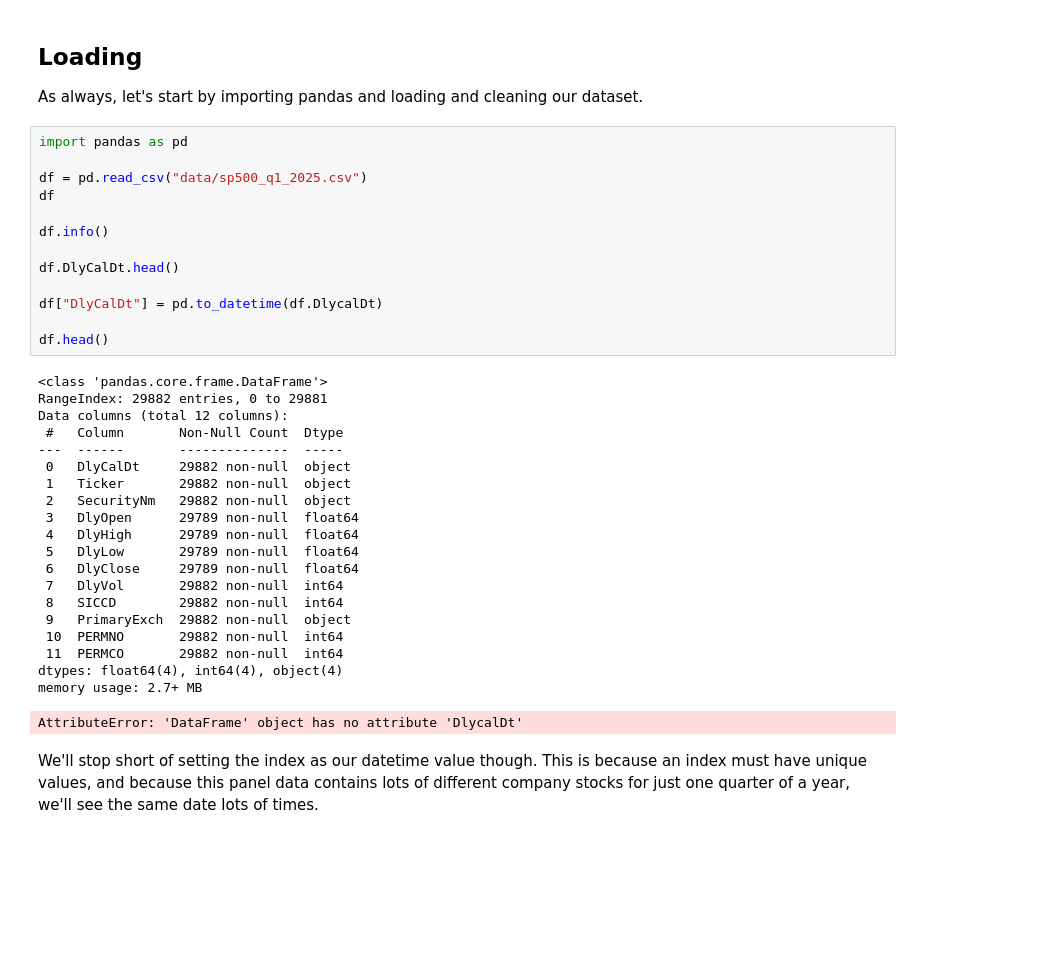
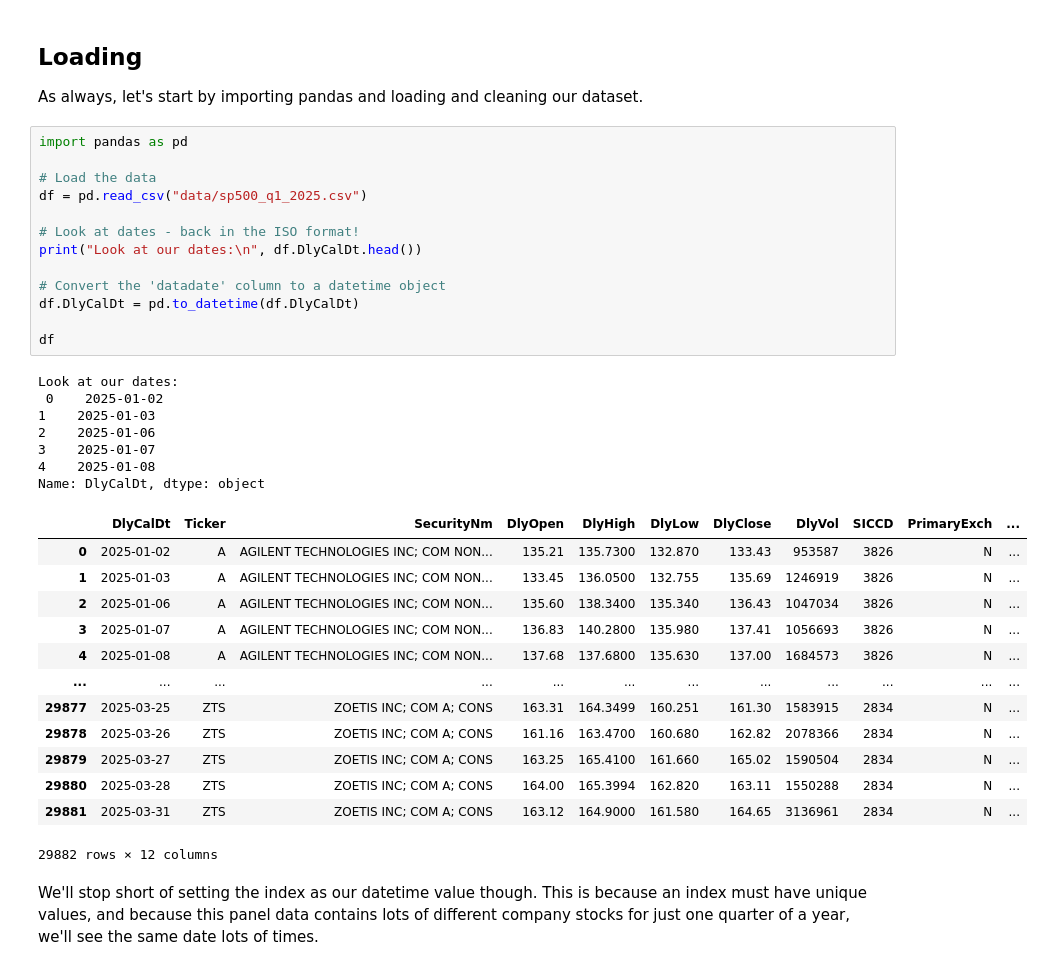
Before and after one commit to Imperial-Business-School/python-for-finance-poonnnt, a Jupyter notebook: 06. Panel Data.ipynb, the cells around one changed output. Cells and saved outputs as stored; diff of their text form; blank space fills up the shorter version.

```diff
--- a/06. Panel Data.ipynb
+++ b/06. Panel Data.ipynb
@@ -9,36 +9,36 @@ As always, let's start by importing pandas and loading and cleaning our dataset.
 # %%
 import pandas as pd
 
+# Load the data
 df = pd.read_csv("data/sp500_q1_2025.csv")
+
+# Look at dates - back in the ISO format!
+print("Look at our dates:\n", df.DlyCalDt.head())
+
+# Convert the 'datadate' column to a datetime object
+df.DlyCalDt = pd.to_datetime(df.DlyCalDt)
+
 df
-
-df.info()
-
-df.DlyCalDt.head()
-
-df["DlyCalDt"] = pd.to_datetime(df.DlycalDt)
-
-df.head()
 # %% [output]
-<class 'pandas.core.frame.DataFrame'>
-RangeIndex: 29882 entries, 0 to 29881
-Data columns (total 12 columns):
- #   Column       Non-Null Count  Dtype
----  ------       --------------  -----
- 0   DlyCalDt     29882 non-null  object
- 1   Ticker       29882 non-null  object
- 2   SecurityNm   29882 non-null  object
- 3   DlyOpen      29789 non-null  float64
- 4   DlyHigh      29789 non-null  float64
- 5   DlyLow       29789 non-null  float64
- 6   DlyClose     29789 non-null  float64
- 7   DlyVol       29882 non-null  int64
- 8   SICCD        29882 non-null  int64
- 9   PrimaryExch  29882 non-null  object
- 10  PERMNO       29882 non-null  int64
- 11  PERMCO       29882 non-null  int64
-dtypes: float64(4), int64(4), object(4)
-memory usage: 2.7+ MB
+Look at our dates:
+ 0    2025-01-02
+1    2025-01-03
+2    2025-01-06
+3    2025-01-07
+4    2025-01-08
+Name: DlyCalDt, dtype: object
+|  | DlyCalDt | Ticker | SecurityNm | DlyOpen | DlyHigh | DlyLow | DlyClose | DlyVol | SICCD | PrimaryExch | ... |
+| 0 | 2025-01-02 | A | AGILENT TECHNOLOGIES INC; COM NON... | 135.21 | 135.7300 | 132.870 | 133.43 | 953587 | 3826 | N | ... |
+| 1 | 2025-01-03 | A | AGILENT TECHNOLOGIES INC; COM NON... | 133.45 | 136.0500 | 132.755 | 135.69 | 1246919 | 3826 | N | ... |
+| 2 | 2025-01-06 | A | AGILENT TECHNOLOGIES INC; COM NON... | 135.60 | 138.3400 | 135.340 | 136.43 | 1047034 | 3826 | N | ... |
+| 3 | 2025-01-07 | A | AGILENT TECHNOLOGIES INC; COM NON... | 136.83 | 140.2800 | 135.980 | 137.41 | 1056693 | 3826 | N | ... |
+| 4 | 2025-01-08 | A | AGILENT TECHNOLOGIES INC; COM NON... | 137.68 | 137.6800 | 135.630 | 137.00 | 1684573 | 3826 | N | ... |
+| ... | ... | ... | ... | ... | ... | ... | ... | ... | ... | ... | ... |
+| 29877 | 2025-03-25 | ZTS | ZOETIS INC; COM A; CONS | 163.31 | 164.3499 | 160.251 | 161.30 | 1583915 | 2834 | N | ... |
+| 29878 | 2025-03-26 | ZTS | ZOETIS INC; COM A; CONS | 161.16 | 163.4700 | 160.680 | 162.82 | 2078366 | 2834 | N | ... |
+| 29879 | 2025-03-27 | ZTS | ZOETIS INC; COM A; CONS | 163.25 | 165.4100 | 161.660 | 165.02 | 1590504 | 2834 | N | ... |
+| 29880 | 2025-03-28 | ZTS | ZOETIS INC; COM A; CONS | 164.00 | 165.3994 | 162.820 | 163.11 | 1550288 | 2834 | N | ... |
+| 29881 | 2025-03-31 | ZTS | ZOETIS INC; COM A; CONS | 163.12 | 164.9000 | 161.580 | 164.65 | 3136961 | 2834 | N | ... |
-AttributeError: 'DataFrame' object has no attribute 'DlycalDt'
+29882 rows × 12 columns
 # %% [markdown]
 We'll stop short of setting the index as our datetime value though. This is because an index must have unique values, and because this panel data contains lots of different company stocks for just one quarter of a year, we'll see the same date lots of times.
```
Also changed, not shown: parts of 7 cells of this notebook, 3 other files.
